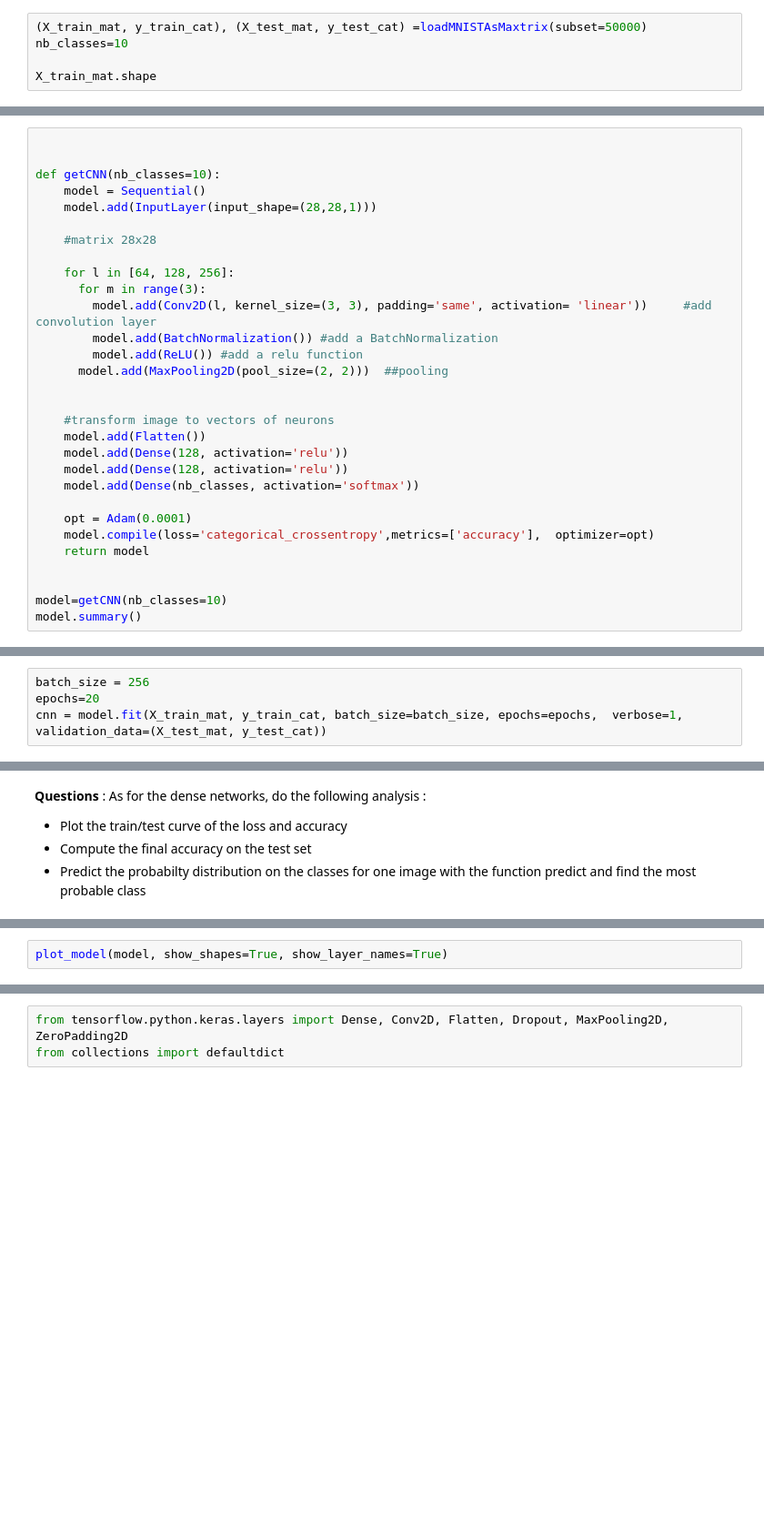
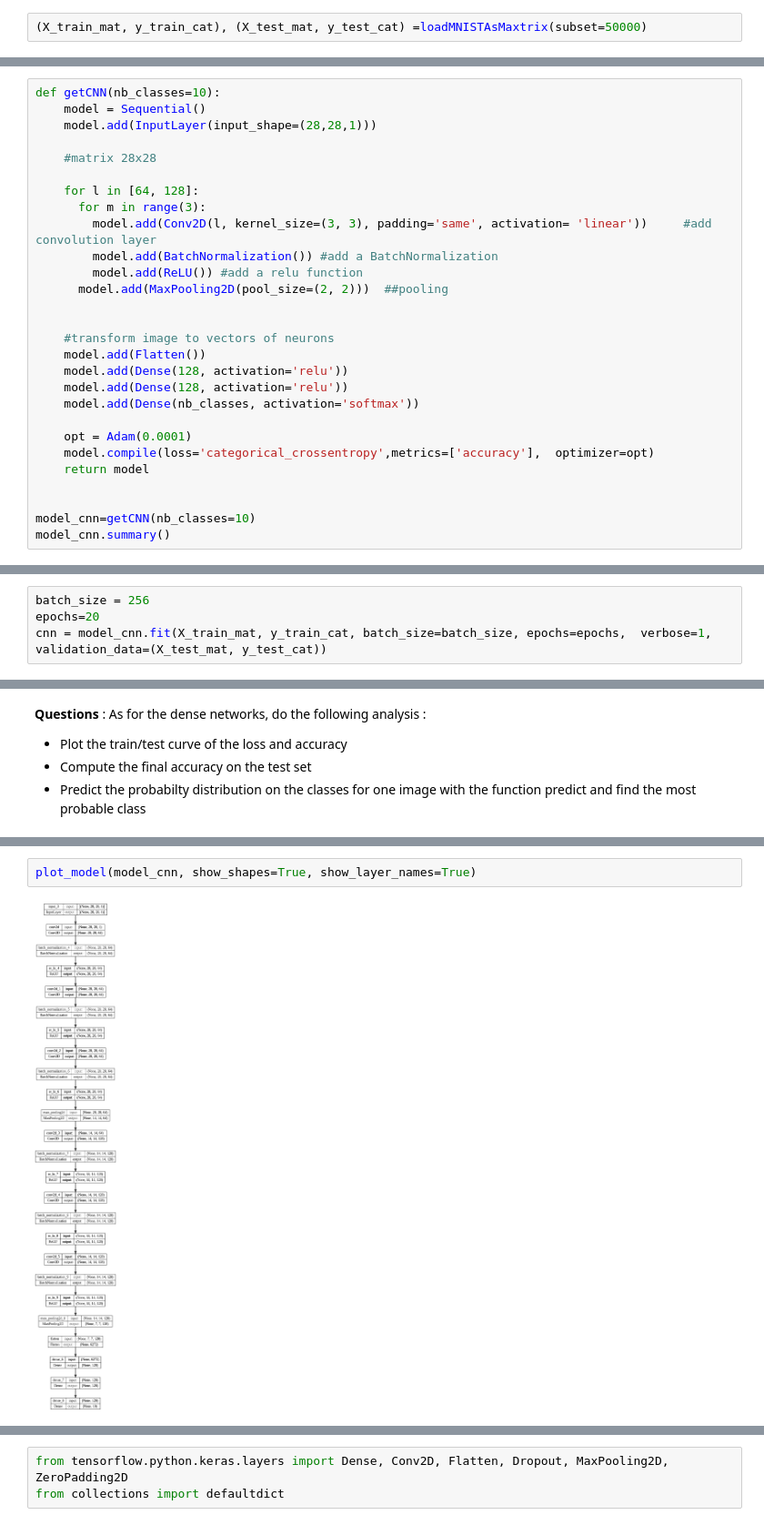
Before and after one commit to youcef-benmohammed/deep_learning, a Jupyter notebook: Fashion_MNIST_deeplearning.ipynb, the cells around one changed output, grey strips where cells are left out. Shown at 91% size. Drawn from its saved outputs; the diff is of its cells as text; blank space fills up the shorter version.

```diff
--- a/Fashion_MNIST_deeplearning.ipynb
+++ b/Fashion_MNIST_deeplearning.ipynb
@@ -284,5 +279,2 @@ Compare the shape of the data with the previous approach
 # %%
 (X_train_mat, y_train_cat), (X_test_mat, y_test_cat) =loadMNISTAsMaxtrix(subset=50000)
-nb_classes=10
-
-X_train_mat.shape
@@ -299,15 +319,13 @@ In the learn model function, the CNN shape is obtained by using these additional
 
 Here is one the simplest CNN you can build :
 # %%
-
-
 def getCNN(nb_classes=10):
     model = Sequential()
     model.add(InputLayer(input_shape=(28,28,1)))
 
     #matrix 28x28
 
-    for l in [64, 128, 256]:
+    for l in [64, 128]:
       for m in range(3):
         model.add(Conv2D(l, kernel_size=(3, 3), padding='same', activation= 'linear'))     #add convolution layer
         model.add(BatchNormalization()) #add a BatchNormalization
@@ -326,8 +344,8 @@ def getCNN(nb_classes=10):
     return model
 
 
-model=getCNN(nb_classes=10)
-model.summary()
+model_cnn=getCNN(nb_classes=10)
+model_cnn.summary()
 # %% [output]
 Model: "sequential_2"
 _________________________________________________________________
@@ -349,6 +367,6 @@ _________________________________________________________________
 # %%
 batch_size = 256
 epochs=20
-cnn = model.fit(X_train_mat, y_train_cat, batch_size=batch_size, epochs=epochs,  verbose=1, validation_data=(X_test_mat, y_test_cat))
+cnn = model_cnn.fit(X_train_mat, y_train_cat, batch_size=batch_size, epochs=epochs,  verbose=1, validation_data=(X_test_mat, y_test_cat))
 # %% [output]
 Epoch 1/20
@@ -381,4 +441,6 @@ __Questions__ :
 # %%
-plot_model(model, show_shapes=True, show_layer_names=True)
+plot_model(model_cnn, show_shapes=True, show_layer_names=True)
+# %% [output]
+[figure, added]
 # %%
 !pip install visualkeras
```
Also changed, not shown: parts of 39 cells of this notebook.
